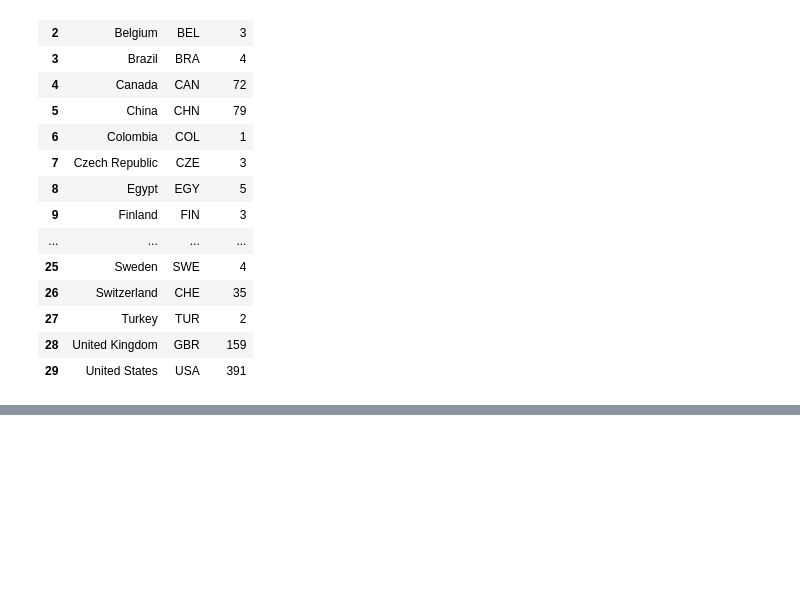
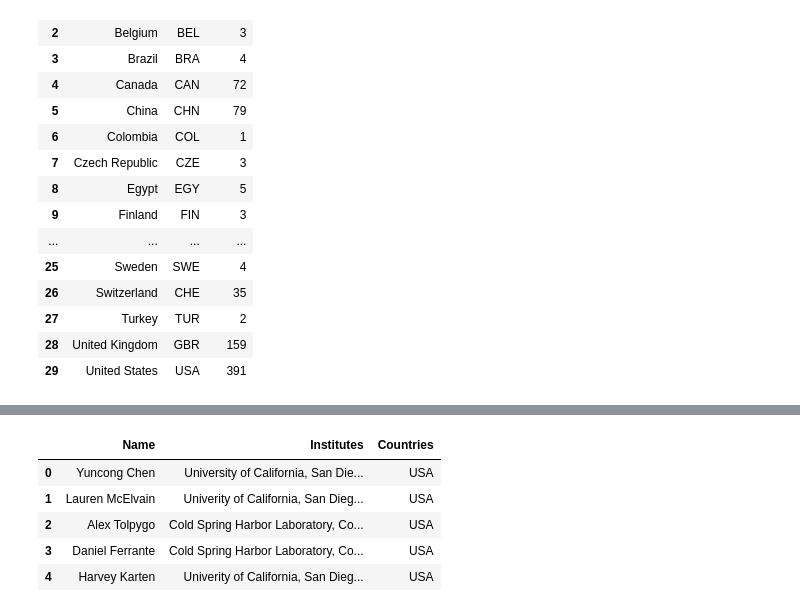
Before and after one commit to v15hv4/MICCAI-Geographical-Diversity-Dataset, a Jupyter notebook: countries_list.ipynb, the cells around one changed output, grey strips where cells are left out. Saved outputs shown, nothing was run; the diff lists cells and outputs as text; code cells hidden in the pictures; blank space fills up the shorter version.

```diff
--- a/countries_list.ipynb
+++ b/countries_list.ipynb
@@ -443,0 +452,27 @@ fig.write_html("plots/2016-bar.html")
+# %%
+# create a new table with name, institue and country
+names_2017 = []
+institutes_2017 = []
+countries_2017 = []
+
+for idx in df_2017.index:
+    for ix, author in enumerate(df_2017['authors'][idx]):
+        try:
+            if df_2017['affiliations_index'][idx][ix]:
+                for value in df_2017['affiliations_index'][idx][ix]:
+                    names_2017.append(author)
+                    institutes_2017.append(df_2017['affiliations.institutes'][idx][int(value) - 1] + ", " + df_2017['affiliations.cities'][idx][int(value) - 1])
+                    countries_2017.append(df_2017['affiliations.countries'][idx][int(value) - 1])
+        except:
+            pass
+# %%
+list_2017 = list(zip(names_2017, institutes_2017, countries_2017))
+df_2017_c = pd.DataFrame(list_2017, columns = ['Name', 'Institutes', 'Countries'])
+df_2017_c.head()
+# %% [output]
+|  | Name | Institutes | Countries |
+| 0 | Yuncong Chen | University of California, San Die... | USA |
+| 1 | Lauren McElvain | Univerity of California, San Dieg... | USA |
+| 2 | Alex Tolpygo | Cold Spring Harbor Laboratory, Co... | USA |
+| 3 | Daniel Ferrante | Cold Spring Harbor Laboratory, Co... | USA |
+| 4 | Harvey Karten | Univerity of California, San Dieg... | USA |
```
Also changed, not shown: parts of 20 cells of this notebook.
